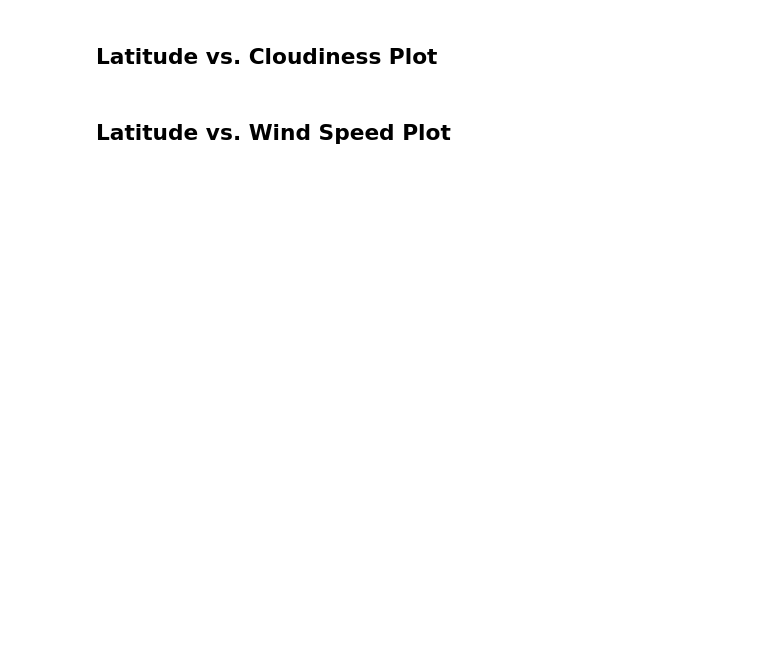
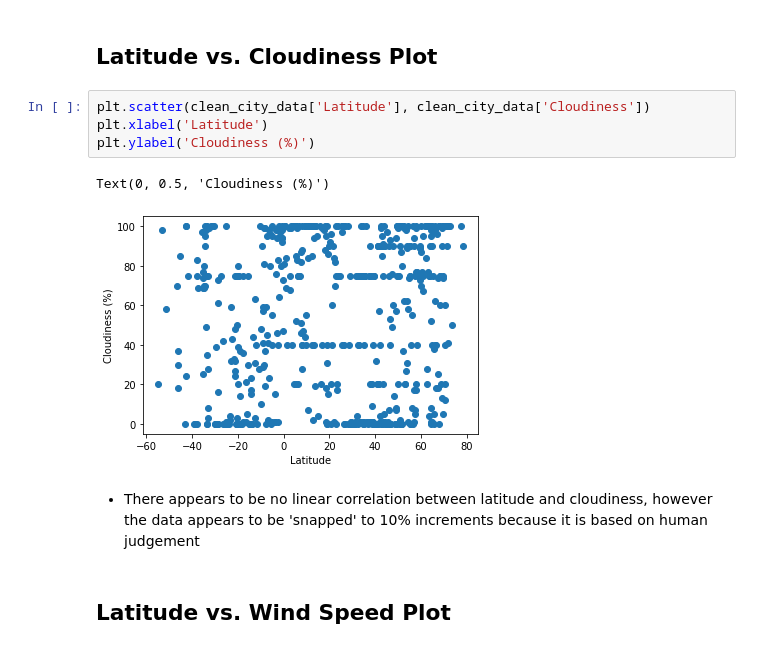
Before and after one commit to brainmagmo/Python-APIs, a Jupyter notebook: WeatherPy/WeatherPy.ipynb, the cells around one changed output. Saved outputs shown, nothing was run; the diff lists cells and outputs as text; blank space fills up the shorter version.

```diff
--- a/WeatherPy/WeatherPy.ipynb
+++ b/WeatherPy/WeatherPy.ipynb
@@ -248,4 +343,13 @@ def linRegPlot(x_values,y_values):
 # %% [markdown]
 ## Latitude vs. Cloudiness Plot
+# %%
+plt.scatter(clean_city_data['Latitude'], clean_city_data['Cloudiness'])
+plt.xlabel('Latitude')
+plt.ylabel('Cloudiness (%)')
+# %% [output]
+Text(0, 0.5, 'Cloudiness (%)')
+[figure, added]
+# %% [markdown]
+* There appears to be no linear correlation between latitude and cloudiness, however the data appears to be 'snapped' to 10% increments because it is based on human judgement
 # %% [markdown]
 ## Latitude vs. Wind Speed Plot
```
Also changed, not shown: parts of 27 cells of this notebook, 2 other files.
